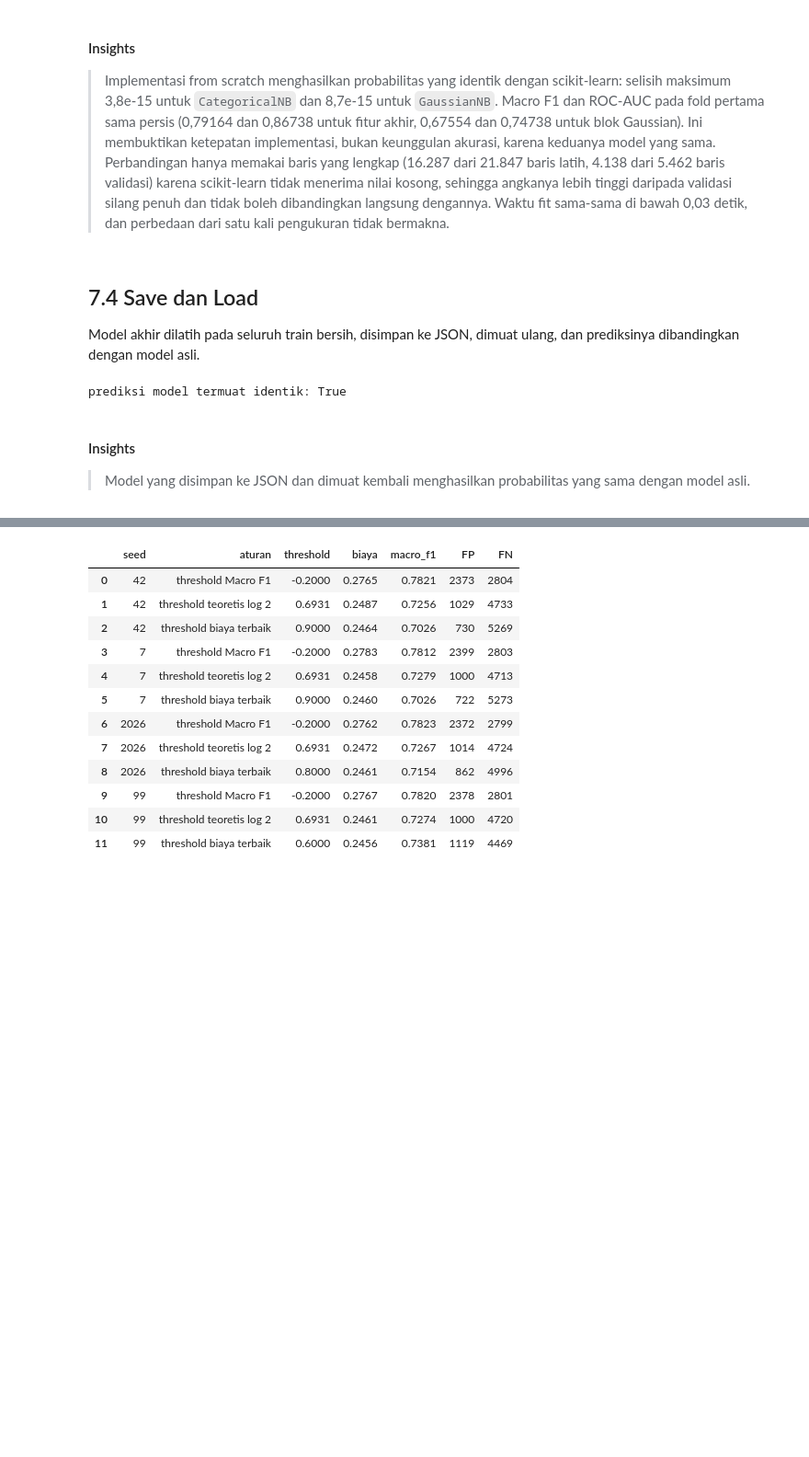
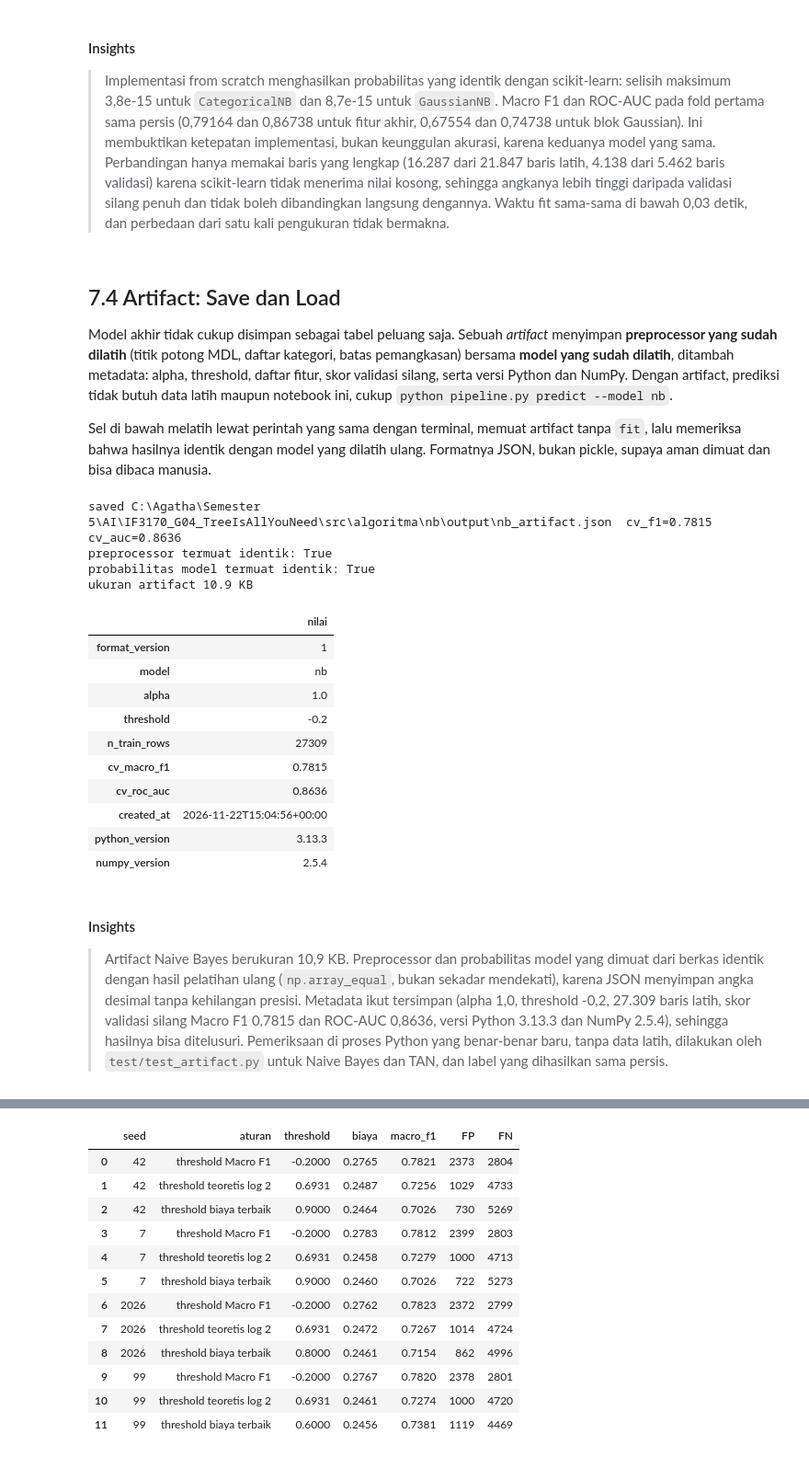
Before and after one commit to MAJIIDMN/IF3170_G04_TreeIsAllYouNeed, a Jupyter notebook: src/algoritma/nb/preprocessing_nb.ipynb, the cells around one changed output, grey strips where cells are left out. Shown at 92% size. Cells and saved outputs as stored; diff of their text form; code cells hidden in the pictures; blank space fills up the shorter version.

```diff
--- a/src/algoritma/nb/preprocessing_nb.ipynb
+++ b/src/algoritma/nb/preprocessing_nb.ipynb
@@ -1030,20 +1032,41 @@ selisih probabilitas maksimum (Gaussian): 8.72e-15
 
 > Implementasi from scratch menghasilkan probabilitas yang identik dengan scikit-learn: selisih maksimum 3,8e-15 untuk `CategoricalNB` dan 8,7e-15 untuk `GaussianNB`. Macro F1 dan ROC-AUC pada fold pertama sama persis (0,79164 dan 0,86738 untuk fitur akhir, 0,67554 dan 0,74738 untuk blok Gaussian). Ini membuktikan ketepatan implementasi, bukan keunggulan akurasi, karena keduanya model yang sama. Perbandingan hanya memakai baris yang lengkap (16.287 dari 21.847 baris latih, 4.138 dari 5.462 baris validasi) karena scikit-learn tidak menerima nilai kosong, sehingga angkanya lebih tinggi daripada validasi silang penuh dan tidak boleh dibandingkan langsung dengannya. Waktu fit sama-sama di bawah 0,03 detik, dan perbedaan dari satu kali pengukuran tidak bermakna.
 # %% [markdown]
-## 7.4 Save dan Load
+## 7.4 Artifact: Save dan Load
 
-Model akhir dilatih pada seluruh train bersih, disimpan ke JSON, dimuat ulang, dan prediksinya dibandingkan dengan model asli.
+Model akhir tidak cukup disimpan sebagai tabel peluang saja. Sebuah *artifact* menyimpan **preprocessor yang sudah dilatih** (titik potong MDL, daftar kategori, batas pemangkasan) bersama **model yang sudah dilatih**, ditambah metadata: alpha, threshold, daftar fitur, skor validasi silang, serta versi Python dan NumPy. Dengan artifact, prediksi tidak butuh data latih maupun notebook ini, cukup `python pipeline.py predict --model nb`.
+
+Sel di bawah melatih lewat perintah yang sama dengan terminal, memuat artifact tanpa `fit`, lalu memeriksa bahwa hasilnya identik dengan model yang dilatih ulang. Formatnya JSON, bukan pickle, supaya aman dimuat dan bisa dibaca manusia.
 # %%
-prep = Preprocessor(final_spec()).fit(train, y)
-X_train = prep.transform(train)
-model = NaiveBayes(alpha=FINAL_ALPHA).fit(X_train, y, prep.feature_types_)
-model.save(CFG.OUTPUT_DIR / 'nb_model.json')
-loaded = NaiveBayes.load(CFG.OUTPUT_DIR / 'nb_model.json')
-print('prediksi model termuat identik:', np.allclose(loaded.predict_proba(X_train), model.predict_proba(X_train)))
+pipeline.main(['train', '--model', 'nb'])
+prep, model, meta = pipeline.load_artifact('nb')
+fresh_prep, fresh_model = pipeline.train('nb', train)
+
+X_loaded, X_fresh = prep.transform(test), fresh_prep.transform(test)
+print('preprocessor termuat identik:', np.array_equal(X_loaded, X_fresh, equal_nan=True))
+print('probabilitas model termuat identik:', np.array_equal(model.predict_proba(X_loaded), fresh_model.predict_proba(X_fresh)))
+print(f"ukuran artifact {pipeline.artifact_path('nb').stat().st_size / 1024:.1f} KB")
+keys = ('format_version', 'model', 'alpha', 'threshold', 'n_train_rows', 'cv_macro_f1', 'cv_roc_auc',
+        'created_at', 'python_version', 'numpy_version')
+display(pd.Series({k: meta[k] for k in keys}).to_frame('nilai'))
 # %% [output]
-prediksi model termuat identik: True
+saved C:\Agatha\Semester 5\AI\IF3170_G04_TreeIsAllYouNeed\src\algoritma\nb\output\nb_artifact.json  cv_f1=0.7815 cv_auc=0.8636
+preprocessor termuat identik: True
+probabilitas model termuat identik: True
+ukuran artifact 10.9 KB
+|  | nilai |
+| format_version | 1 |
+| model | nb |
+| alpha | 1.0 |
+| threshold | -0.2 |
+| n_train_rows | 27309 |
+| cv_macro_f1 | 0.7815 |
+| cv_roc_auc | 0.8636 |
+| created_at | 2026-11-22T15:04:56+00:00 |
+| python_version | 3.13.3 |
+| numpy_version | 2.5.4 |
 # %% [markdown]
 #### Insights
 
-> Model yang disimpan ke JSON dan dimuat kembali menghasilkan probabilitas yang sama dengan model asli.
+> Artifact Naive Bayes berukuran 10,9 KB. Preprocessor dan probabilitas model yang dimuat dari berkas identik dengan hasil pelatihan ulang (`np.array_equal`, bukan sekadar mendekati), karena JSON menyimpan angka desimal tanpa kehilangan presisi. Metadata ikut tersimpan (alpha 1,0, threshold -0,2, 27.309 baris latih, skor validasi silang Macro F1 0,7815 dan ROC-AUC 0,8636, versi Python 3.13.3 dan NumPy 2.5.4), sehingga hasilnya bisa ditelusuri. Pemeriksaan di proses Python yang benar-benar baru, tanpa data latih, dilakukan oleh `test/test_artifact.py` untuk Naive Bayes dan TAN, dan label yang dihasilkan sama persis.
 # %% [markdown]
```
Also changed, not shown: parts of 23 cells of this notebook.
